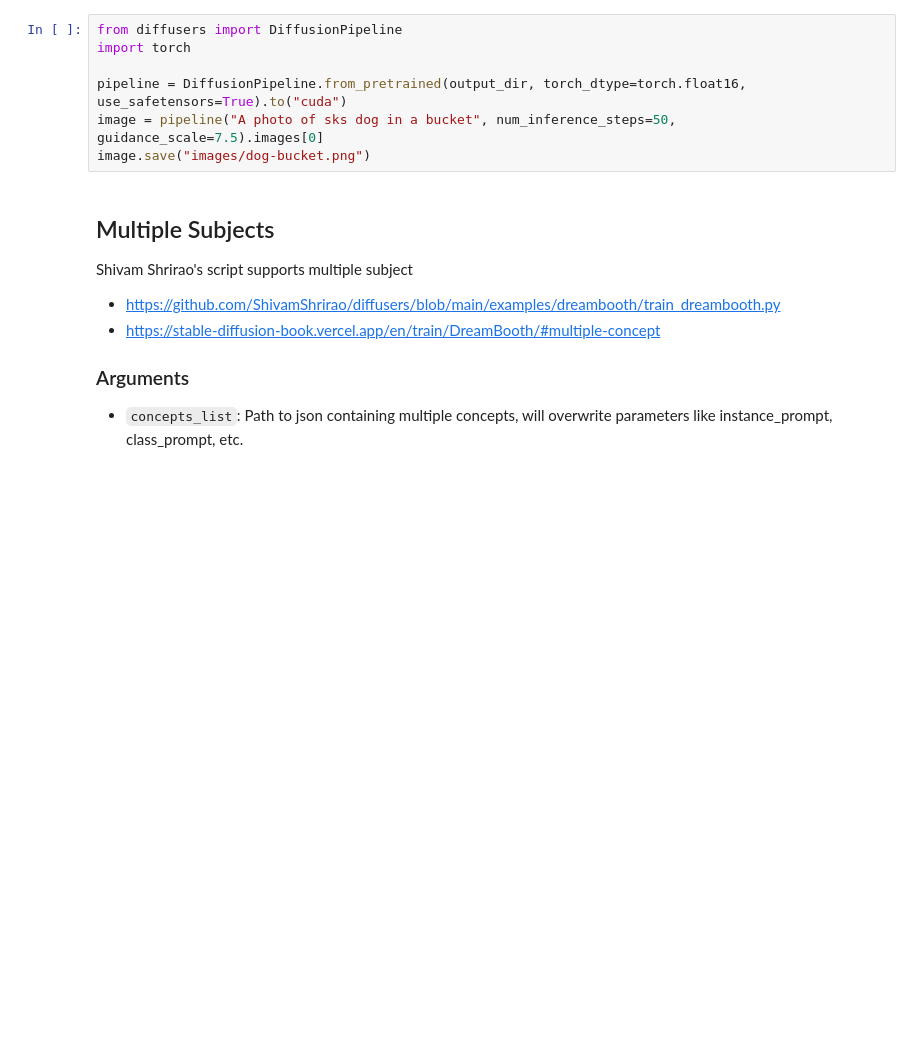
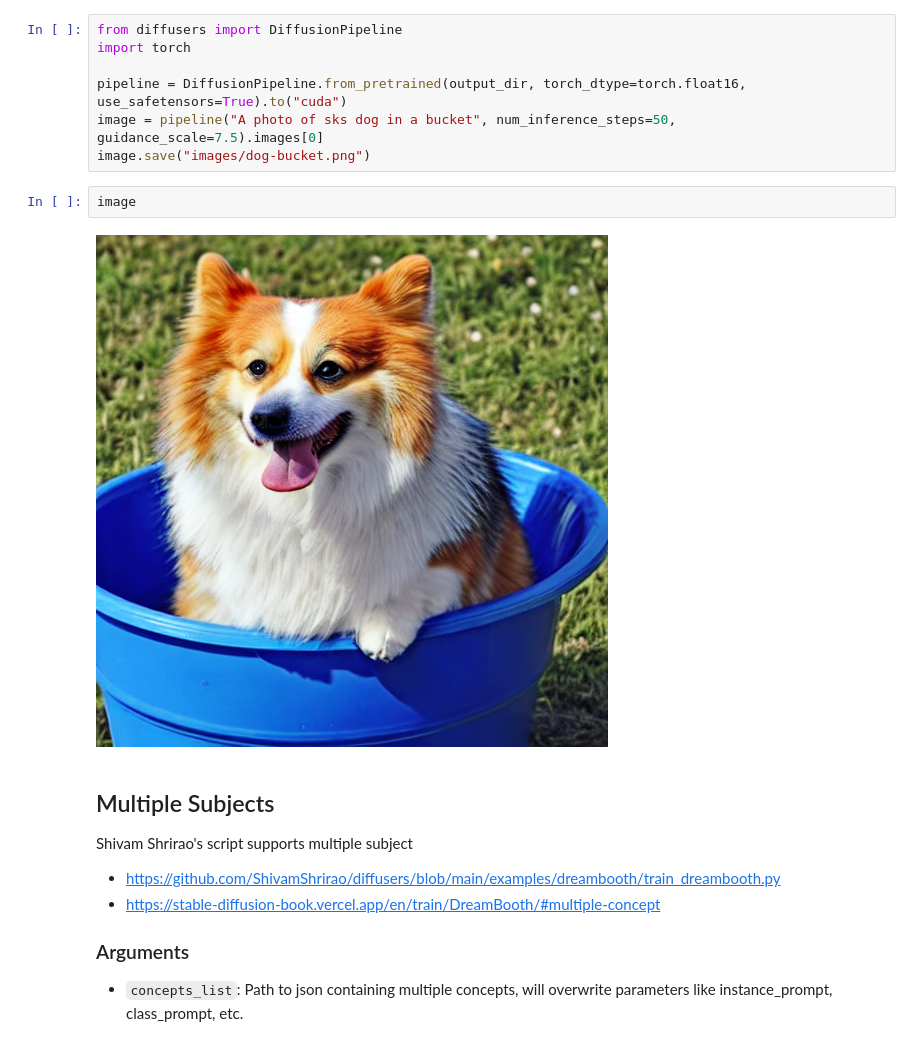
Before and after one commit to yungshun317/sdxl-image-generation, a Jupyter notebook: fine_tuning.ipynb, the cells around one changed output. Cells and saved outputs as stored; diff of their text form; blank space fills up the shorter version.

```diff
--- a/fine_tuning.ipynb
+++ b/fine_tuning.ipynb
@@ -348,6 +348,10 @@ import torch
 pipeline = DiffusionPipeline.from_pretrained(output_dir, torch_dtype=torch.float16, use_safetensors=True).to("cuda")
 image = pipeline("A photo of sks dog in a bucket", num_inference_steps=50, guidance_scale=7.5).images[0]
 image.save("images/dog-bucket.png")
+# %%
+image
+# %% [output]
+[figure, added]
 # %% [markdown]
 ## Multiple Subjects
 
```
Also changed, not shown: 1 other file.
